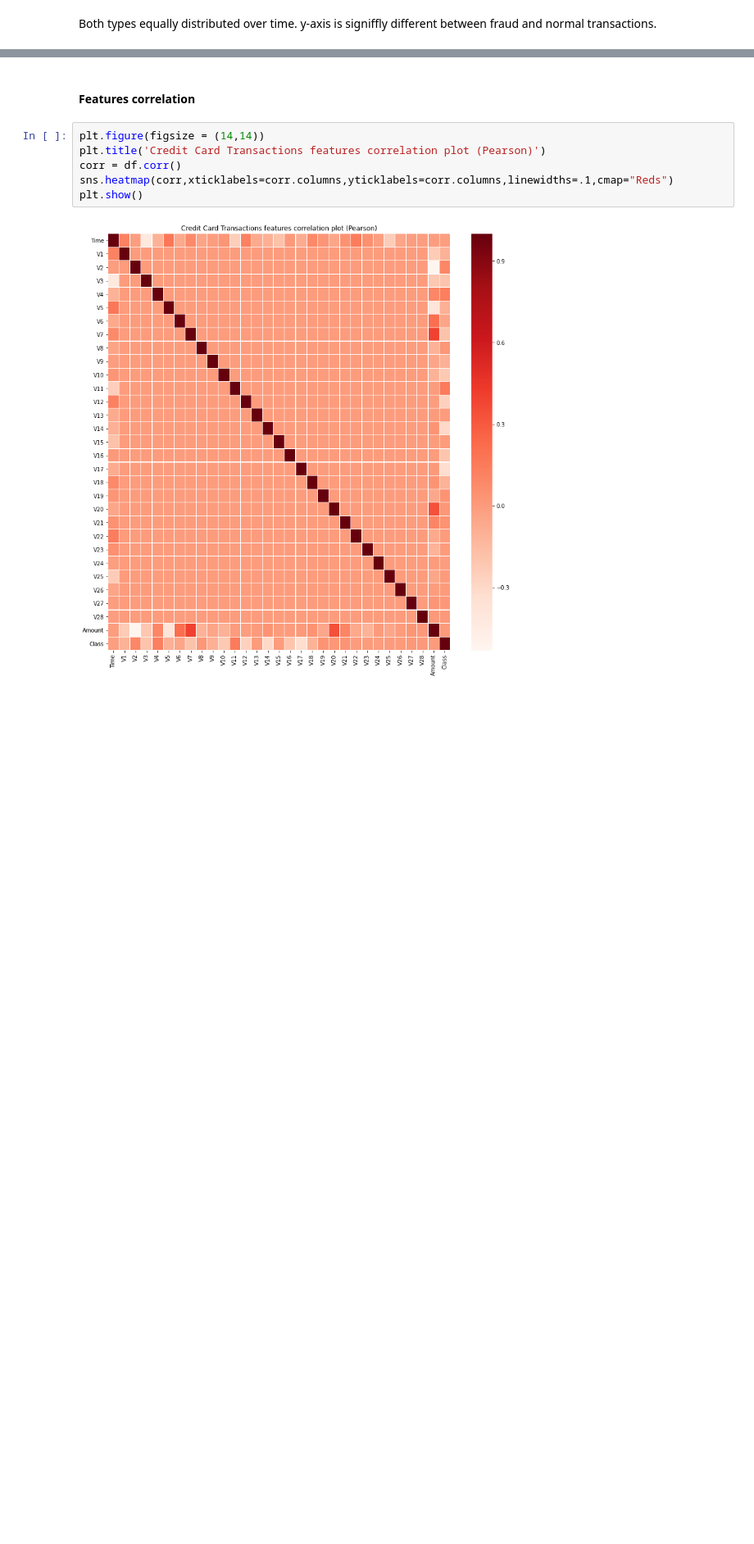
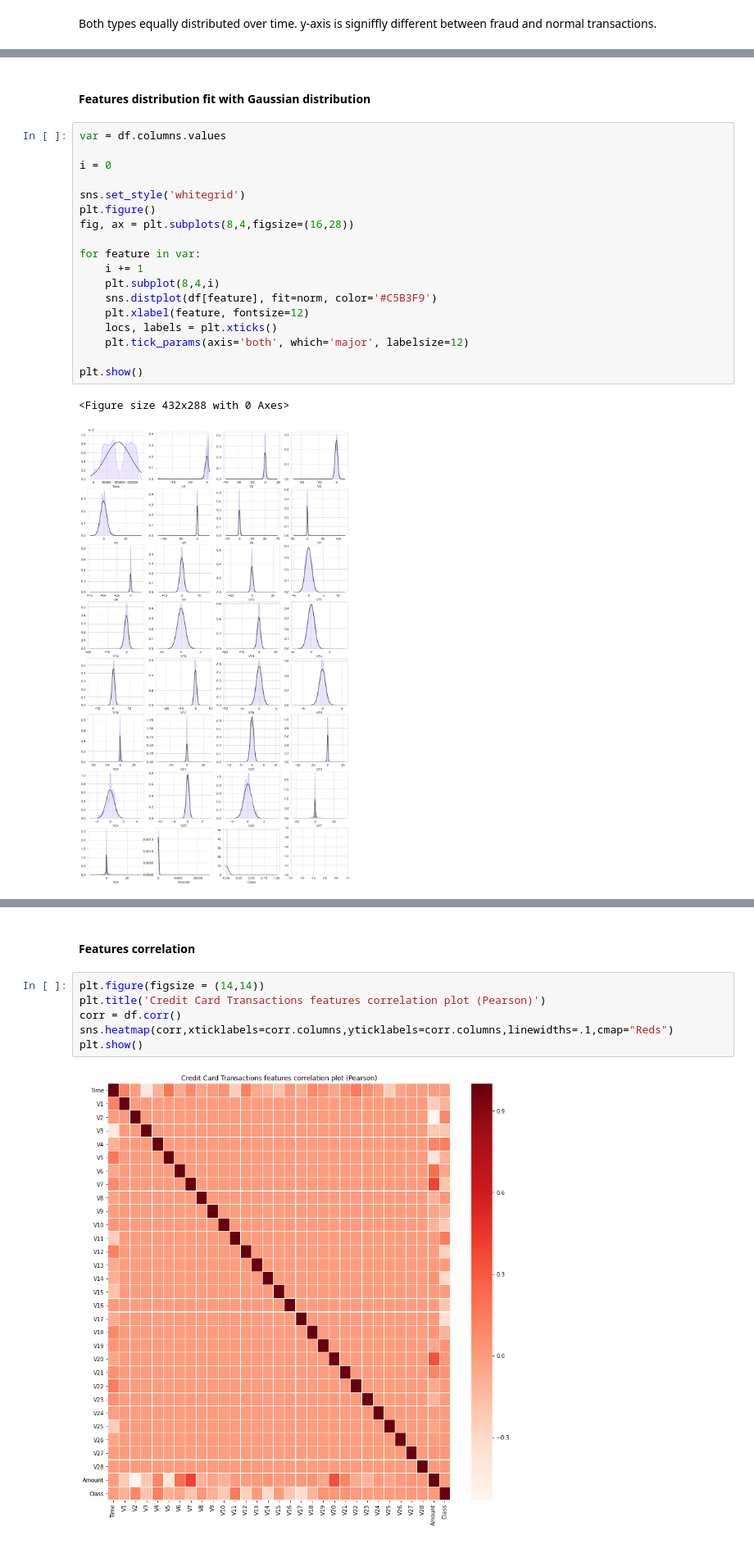
Before and after one commit to shon-otmazgin/transactions-anomaly-detection-unsupervised-learning, a Jupyter notebook: notebooks/Transactions Anomaly Detection with Unsupervised Learning .ipynb, the cells around one changed output, grey strips where cells are left out. Shown at 82% size. Cells and saved outputs as stored; diff of their text form; blank space fills up the shorter version.

```diff
--- a/notebooks/Transactions Anomaly Detection with Unsupervised Learning .ipynb
+++ b/notebooks/Transactions Anomaly Detection with Unsupervised Learning .ipynb
@@ -175,0 +183,23 @@ plt.show();
+# %% [markdown]
+#### Features distribution fit with Gaussian distribution
+# %%
+var = df.columns.values
+
+i = 0
+
+sns.set_style('whitegrid')
+plt.figure()
+fig, ax = plt.subplots(8,4,figsize=(16,28))
+
+for feature in var:
+    i += 1
+    plt.subplot(8,4,i)
+    sns.distplot(df[feature], fit=norm, color='#C5B3F9')
+    plt.xlabel(feature, fontsize=12)
+    locs, labels = plt.xticks()
+    plt.tick_params(axis='both', which='major', labelsize=12)
+
+plt.show()
+# %% [output]
+<Figure size 432x288 with 0 Axes>
+[figure, added]
```
Also changed, not shown: parts of 22 cells of this notebook.
